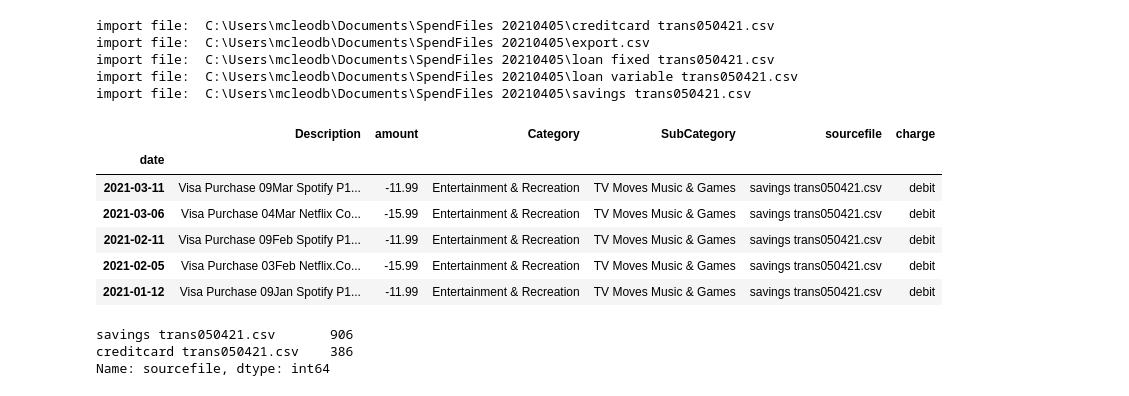
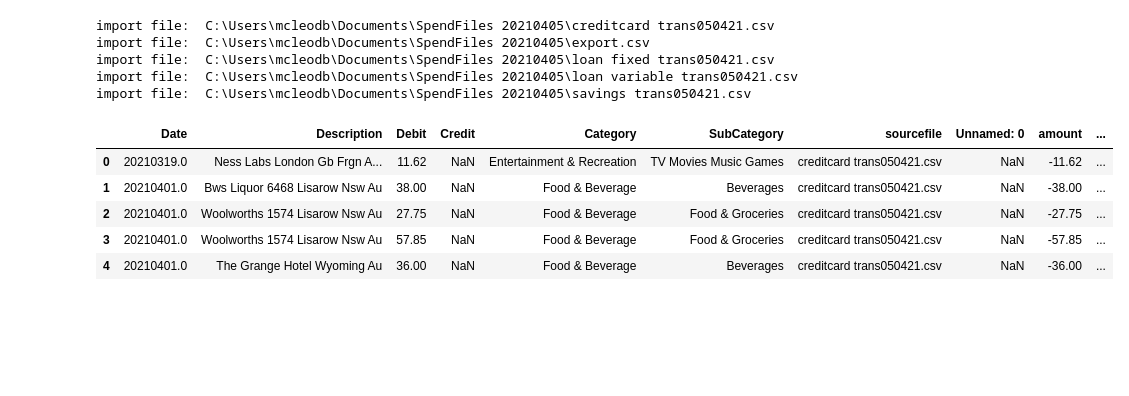
Before and after one commit to brydenm/Py_personalspendanalysis, a Jupyter notebook: stg_spend_analysis.ipynb, the cells around one changed output. Cells and saved outputs as stored; diff of their text form; code cells hidden in the pictures; blank space fills up the shorter version.

```diff
--- a/stg_spend_analysis.ipynb
+++ b/stg_spend_analysis.ipynb
@@ -36,5 +48,14 @@ import file:  C:\Users\mcleodb\Documents\SpendFiles 20210405\export.csv
 import file:  C:\Users\mcleodb\Documents\SpendFiles 20210405\loan fixed trans050421.csv
 import file:  C:\Users\mcleodb\Documents\SpendFiles 20210405\loan variable trans050421.csv
 import file:  C:\Users\mcleodb\Documents\SpendFiles 20210405\savings trans050421.csv
+# %%
+dfraw.head()
+# %% [output]
+|  | Date | Description | Debit | Credit | Category | SubCategory | sourcefile | Unnamed: 0 | amount | ... |
+| 0 | 20210319.0 | Ness Labs London Gb Frgn A... | 11.62 | NaN | Entertainment & Recreation | TV Movies Music Games | creditcard trans050421.csv | NaN | -11.62 | ... |
+| 1 | 20210401.0 | Bws Liquor 6468 Lisarow Nsw Au | 38.00 | NaN | Food & Beverage | Beverages | creditcard trans050421.csv | NaN | -38.00 | ... |
+| 2 | 20210401.0 | Woolworths 1574 Lisarow Nsw Au | 27.75 | NaN | Food & Beverage | Food & Groceries | creditcard trans050421.csv | NaN | -27.75 | ... |
+| 3 | 20210401.0 | Woolworths 1574 Lisarow Nsw Au | 57.85 | NaN | Food & Beverage | Food & Groceries | creditcard trans050421.csv | NaN | -57.85 | ... |
+| 4 | 20210401.0 | The Grange Hotel Wyoming Au | 36.00 | NaN | Food & Beverage | Beverages | creditcard trans050421.csv | NaN | -36.00 | ... |
 # %%
 #data cleaning - formatting dates, and consolidating debit/credit to single column
@@ -63,16 +87,0 @@ df_spend.set_index('date', inplace=True)
-# %%
-df_spend.head()
-# %% [output]
-|  | Description | amount | Category | SubCategory | sourcefile | charge |
-| date |  |  |  |  |  |  |
-| 2021-03-11 | Visa Purchase 09Mar Spotify P1... | -11.99 | Entertainment & Recreation | TV Moves Music & Games | savings trans050421.csv | debit |
-| 2021-03-06 | Visa Purchase 04Mar Netflix Co... | -15.99 | Entertainment & Recreation | TV Moves Music & Games | savings trans050421.csv | debit |
-| 2021-02-11 | Visa Purchase 09Feb Spotify P1... | -11.99 | Entertainment & Recreation | TV Moves Music & Games | savings trans050421.csv | debit |
-| 2021-02-05 | Visa Purchase 03Feb Netflix.Co... | -15.99 | Entertainment & Recreation | TV Moves Music & Games | savings trans050421.csv | debit |
-| 2021-01-12 | Visa Purchase 09Jan Spotify P1... | -11.99 | Entertainment & Recreation | TV Moves Music & Games | savings trans050421.csv | debit |
-# %%
-df_spend['sourcefile'].value_counts()
-# %% [output]
-savings trans050421.csv       906
-creditcard trans050421.csv    386
-Name: sourcefile, dtype: int64
```
Also changed, not shown: parts of 18 cells of this notebook.
